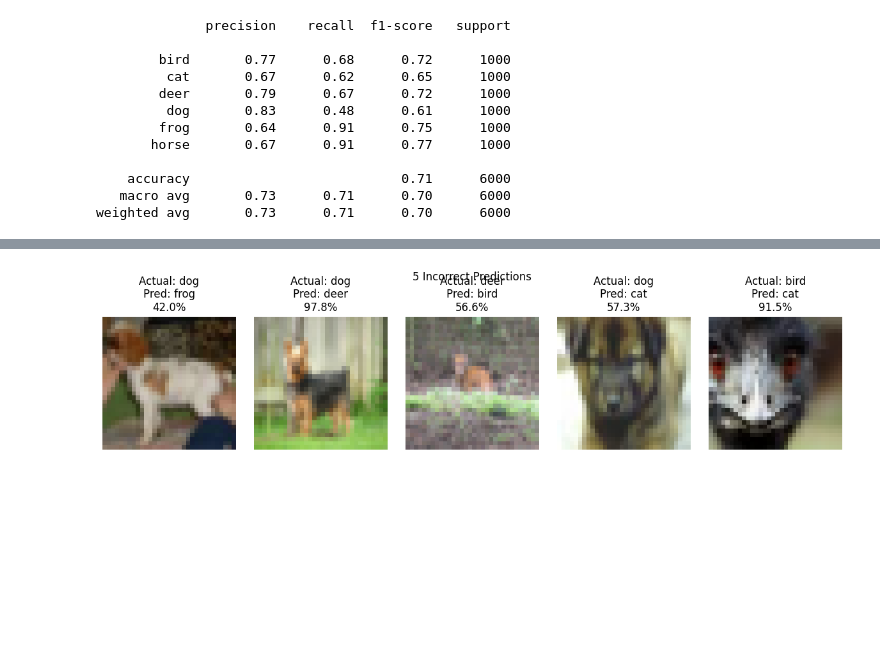
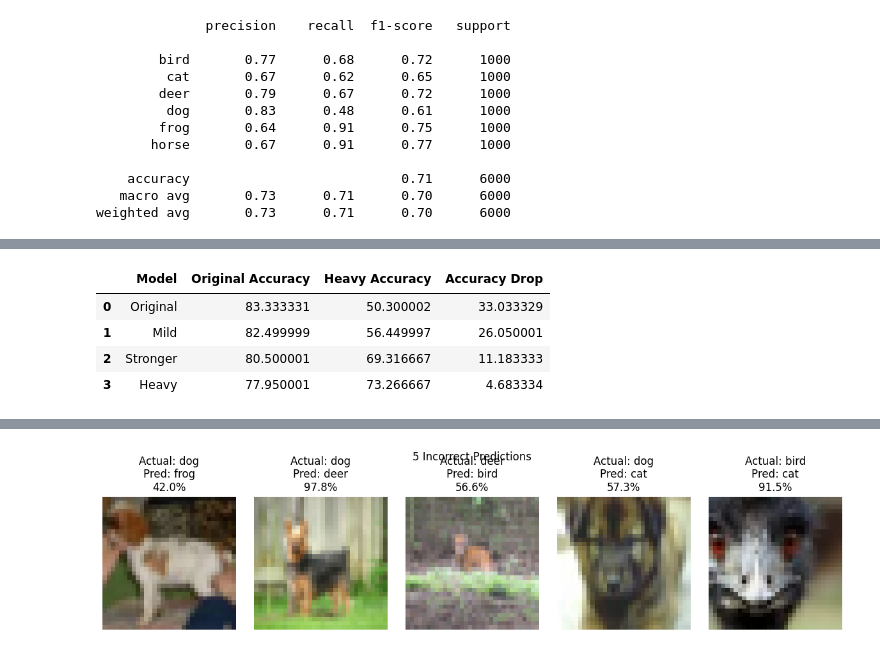
Before and after one commit to divyayalam/Camouflage, a Jupyter notebook: track2_predictionAnalysis.ipynb, the cells around one changed output, grey strips where cells are left out. Saved outputs shown, nothing was run; the diff lists cells and outputs as text; code cells hidden in the pictures; blank space fills up the shorter version.

```diff
--- a/track2_predictionAnalysis.ipynb
+++ b/track2_predictionAnalysis.ipynb
@@ -257,3 +600,34 @@ incorrect_indices = np.where(
 
 print("Correct indices:", correct_indices)
 print("Incorrect indices:", incorrect_indices)
+# %%
+robustness = pd.DataFrame({
+    "Model": ["Original", "Mild", "Stronger", "Heavy"],
+    "Original Accuracy": [
+        results["Original"]["test_run1_original"],
+        results["Mild"]["test_run1_original"],
+        results["Stronger"]["test_run1_original"],
+        results["Heavy"]["test_run1_original"]
+    ],
+    "Heavy Accuracy": [
+        results["Original"]["test_run4_heavy"],
+        results["Mild"]["test_run4_heavy"],
+        results["Stronger"]["test_run4_heavy"],
+        results["Heavy"]["test_run4_heavy"]
+    ]
+})
+
+robustness["Accuracy Drop"] = (
+    robustness["Original Accuracy"] -
+    robustness["Heavy Accuracy"]
+)
+
+robustness.iloc[:, 1:] = robustness.iloc[:, 1:] * 100
+
+robustness
+# %% [output]
+|  | Model | Original Accuracy | Heavy Accuracy | Accuracy Drop |
+| 0 | Original | 83.333331 | 50.300002 | 33.033329 |
+| 1 | Mild | 82.499999 | 56.449997 | 26.050001 |
+| 2 | Stronger | 80.500001 | 69.316667 | 11.183333 |
+| 3 | Heavy | 77.950001 | 73.266667 | 4.683334 |
```
Also changed, not shown: parts of 25 cells of this notebook.
